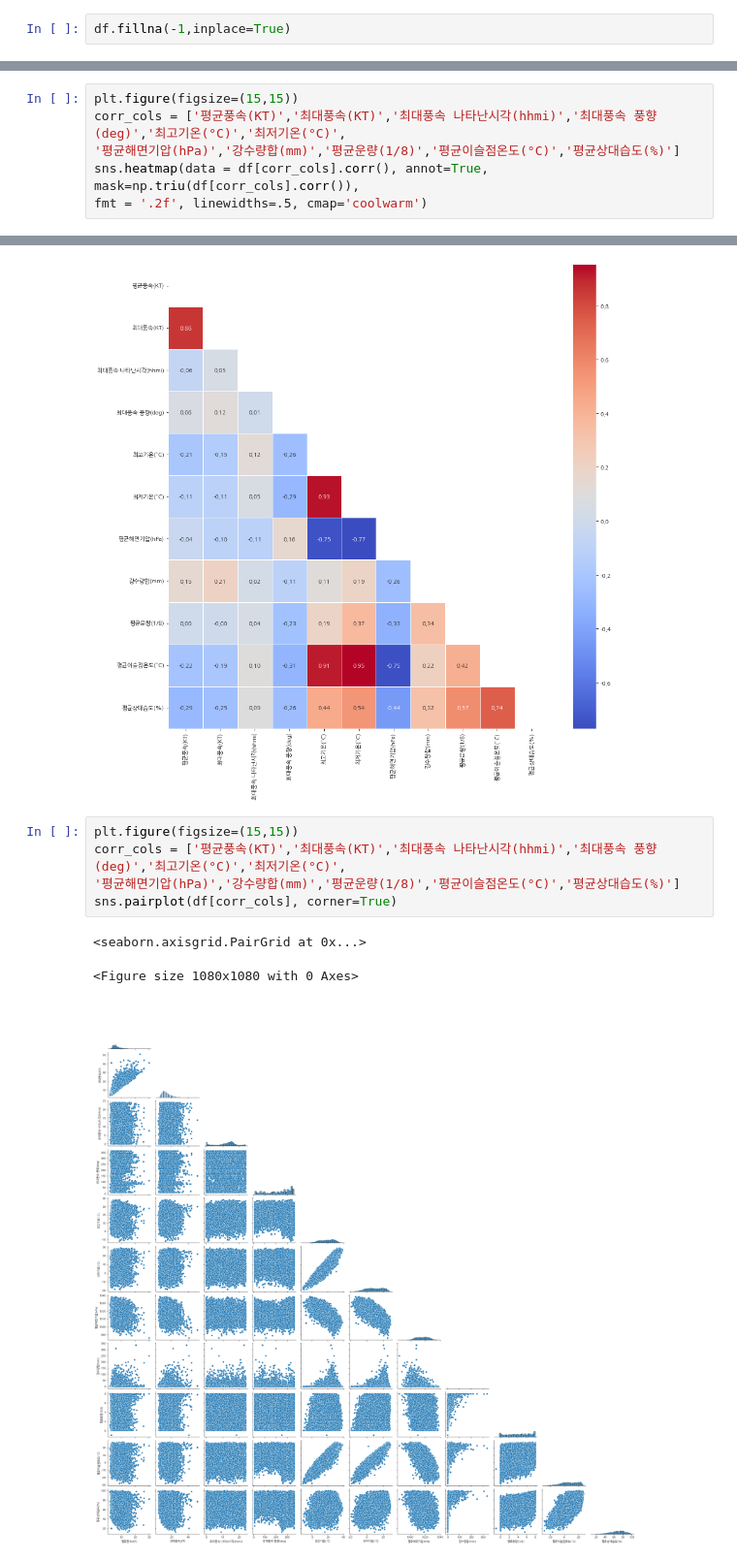
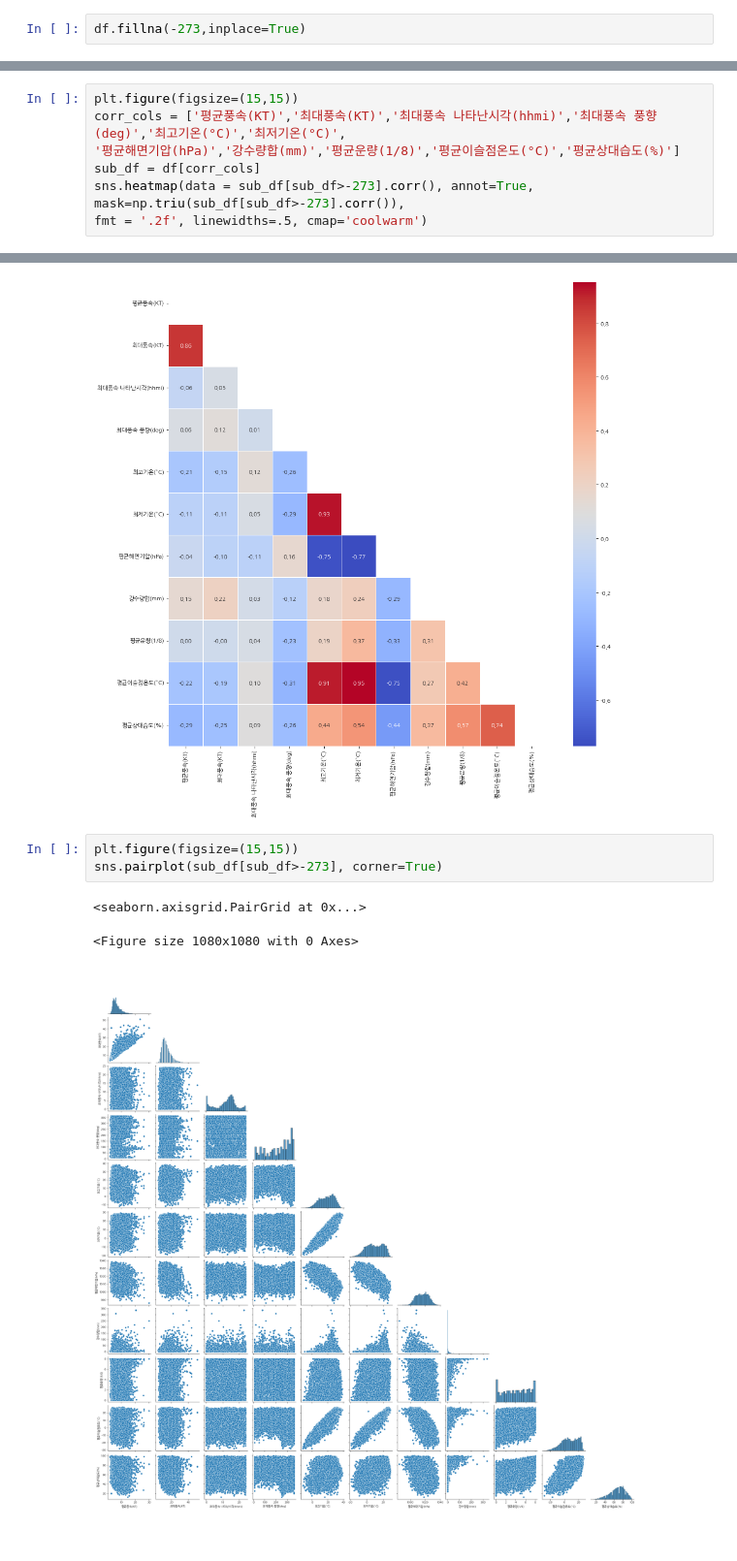
Before and after one commit to jsh0551/data_analysis_practice, a Jupyter notebook: 기상청 기상자료개방포털/공항기상관측.ipynb, the cells around one changed output, grey strips where cells are left out. Shown at 97% size. Cells and saved outputs as stored; diff of their text form.

```diff
--- a/기상청 기상자료개방포털/공항기상관측.ipynb
+++ b/기상청 기상자료개방포털/공항기상관측.ipynb
@@ -94,7 +94,7 @@ dtype: int64
 # %%
 df.drop(['기사란','지점'],axis=1,inplace=True)
 # %%
-df.fillna(-1,inplace=True)
+df.fillna(-273,inplace=True)
 # %%
 def convert_year(x):
     return datetime.strptime(x,'%Y-%m-%d').year
@@ -246,17 +246,16 @@ plt.tight_layout()
 plt.figure(figsize=(15,15))
 corr_cols = ['평균풍속(KT)','최대풍속(KT)','최대풍속 나타난시각(hhmi)','최대풍속 풍향(deg)','최고기온(°C)','최저기온(°C)',
 '평균해면기압(hPa)','강수량합(mm)','평균운량(1/8)','평균이슬점온도(°C)','평균상대습도(%)']
-sns.heatmap(data = df[corr_cols].corr(), annot=True, mask=np.triu(df[corr_cols].corr()),
+sub_df = df[corr_cols]
+sns.heatmap(data = sub_df[sub_df>-273].corr(), annot=True, mask=np.triu(sub_df[sub_df>-273].corr()),
 fmt = '.2f', linewidths=.5, cmap='coolwarm')
 # %% [output]
 <AxesSubplot: >
 [figure]
-# %%
-plt.figure(figsize=(15,15))
-corr_cols = ['평균풍속(KT)','최대풍속(KT)','최대풍속 나타난시각(hhmi)','최대풍속 풍향(deg)','최고기온(°C)','최저기온(°C)',
-'평균해면기압(hPa)','강수량합(mm)','평균운량(1/8)','평균이슬점온도(°C)','평균상대습도(%)']
-sns.pairplot(df[corr_cols], corner=True)
-# %% [output]
-<seaborn.axisgrid.PairGrid at 0x...>
-<Figure size 1080x1080 with 0 Axes>
-[figure, removed]
+# %%
+plt.figure(figsize=(15,15))
+sns.pairplot(sub_df[sub_df>-273], corner=True)
+# %% [output]
+<seaborn.axisgrid.PairGrid at 0x...>
+<Figure size 1080x1080 with 0 Axes>
+[figure, added]
```
